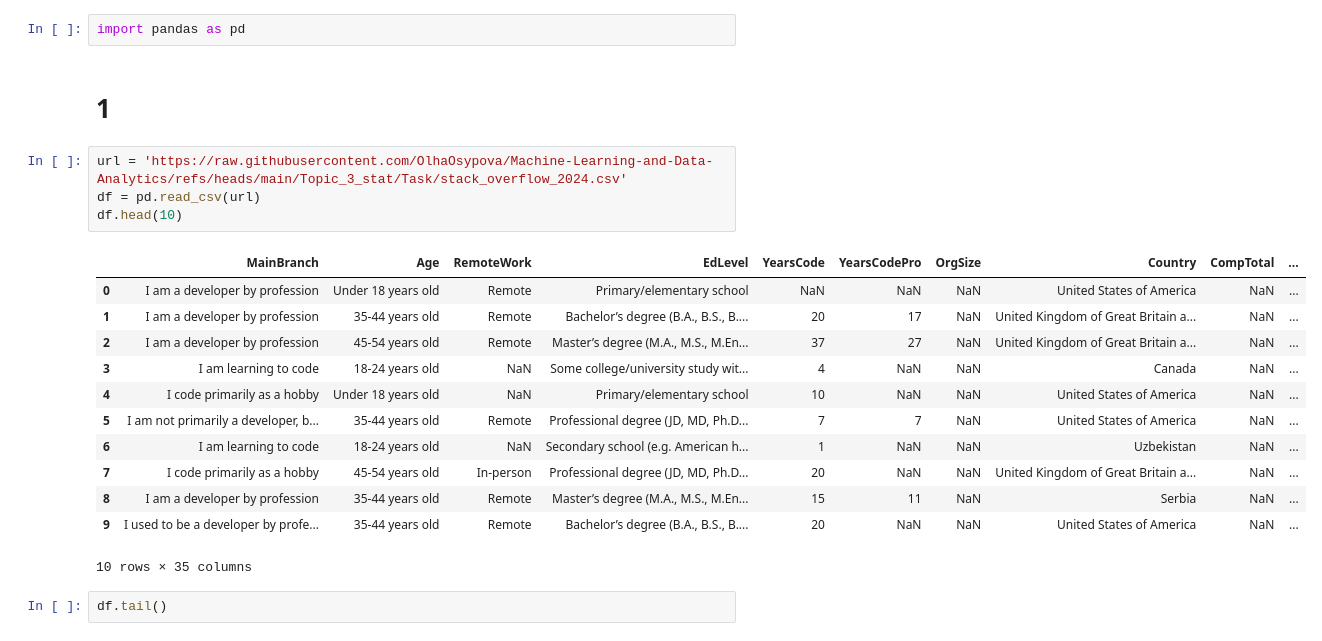
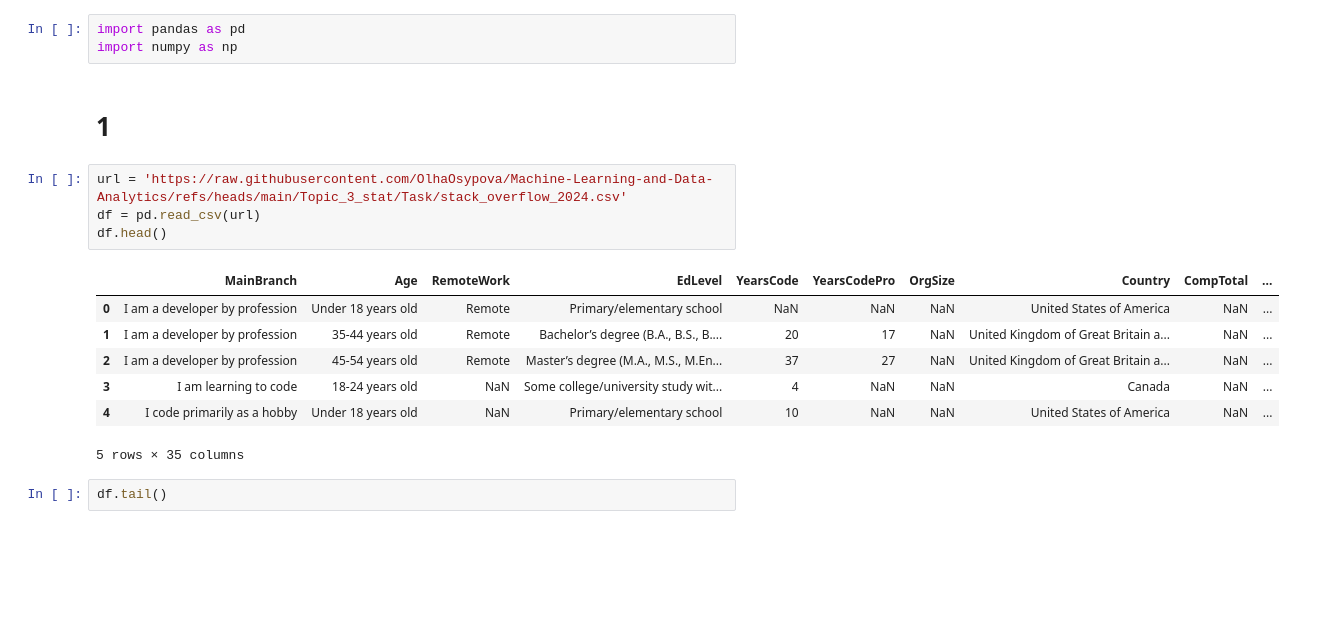
Before and after one commit to dmuman/ML-labs, a Jupyter notebook: lab2/lab2_tutorial.ipynb, the cells around one changed output. Drawn from its saved outputs; the diff is of its cells as text; blank space fills up the shorter version.

```diff
--- a/lab2/lab2_tutorial.ipynb
+++ b/lab2/lab2_tutorial.ipynb
@@ -2,25 +2,21 @@
 <a href="https://colab.research.google.com/github/dmuman/ML-labs/blob/main/lab2/lab2_tutorial.ipynb" target="_parent"><img src="https://colab.research.google.com/assets/colab-badge.svg" alt="Open In Colab"/></a>
 # %%
 import pandas as pd
+import numpy as np
 # %% [markdown]
 # 1
 # %%
 url = 'https://raw.githubusercontent.com/OlhaOsypova/Machine-Learning-and-Data-Analytics/refs/heads/main/Topic_3_stat/Task/stack_overflow_2024.csv'
 df = pd.read_csv(url)
-df.head(10)
+df.head()
 # %% [output]
 |  | MainBranch | Age | RemoteWork | EdLevel | YearsCode | YearsCodePro | OrgSize | Country | CompTotal | ... |
 | 0 | I am a developer by profession | Under 18 years old | Remote | Primary/elementary school | NaN | NaN | NaN | United States of America | NaN | ... |
 | 1 | I am a developer by profession | 35-44 years old | Remote | Bachelor’s degree (B.A., B.S., B.... | 20 | 17 | NaN | United Kingdom of Great Britain a... | NaN | ... |
 | 2 | I am a developer by profession | 45-54 years old | Remote | Master’s degree (M.A., M.S., M.En... | 37 | 27 | NaN | United Kingdom of Great Britain a... | NaN | ... |
 | 3 | I am learning to code | 18-24 years old | NaN | Some college/university study wit... | 4 | NaN | NaN | Canada | NaN | ... |
 | 4 | I code primarily as a hobby | Under 18 years old | NaN | Primary/elementary school | 10 | NaN | NaN | United States of America | NaN | ... |
-| 5 | I am not primarily a developer, b... | 35-44 years old | Remote | Professional degree (JD, MD, Ph.D... | 7 | 7 | NaN | United States of America | NaN | ... |
-| 6 | I am learning to code | 18-24 years old | NaN | Secondary school (e.g. American h... | 1 | NaN | NaN | Uzbekistan | NaN | ... |
-| 7 | I code primarily as a hobby | 45-54 years old | In-person | Professional degree (JD, MD, Ph.D... | 20 | NaN | NaN | United Kingdom of Great Britain a... | NaN | ... |
-| 8 | I am a developer by profession | 35-44 years old | Remote | Master’s degree (M.A., M.S., M.En... | 15 | 11 | NaN | Serbia | NaN | ... |
-| 9 | I used to be a developer by profe... | 35-44 years old | Remote | Bachelor’s degree (B.A., B.S., B.... | 20 | NaN | NaN | United States of America | NaN | ... |
-10 rows × 35 columns
+5 rows × 35 columns
 # %%
 df.tail()
 # %% [output]
```
Also changed, not shown: parts of 53 cells of this notebook.
